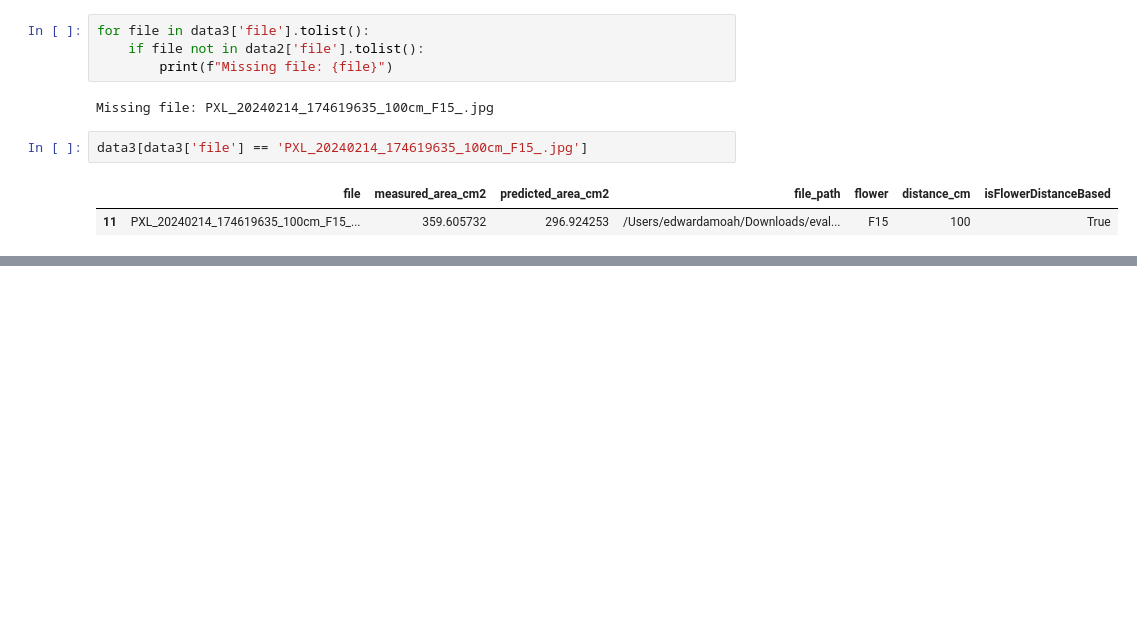
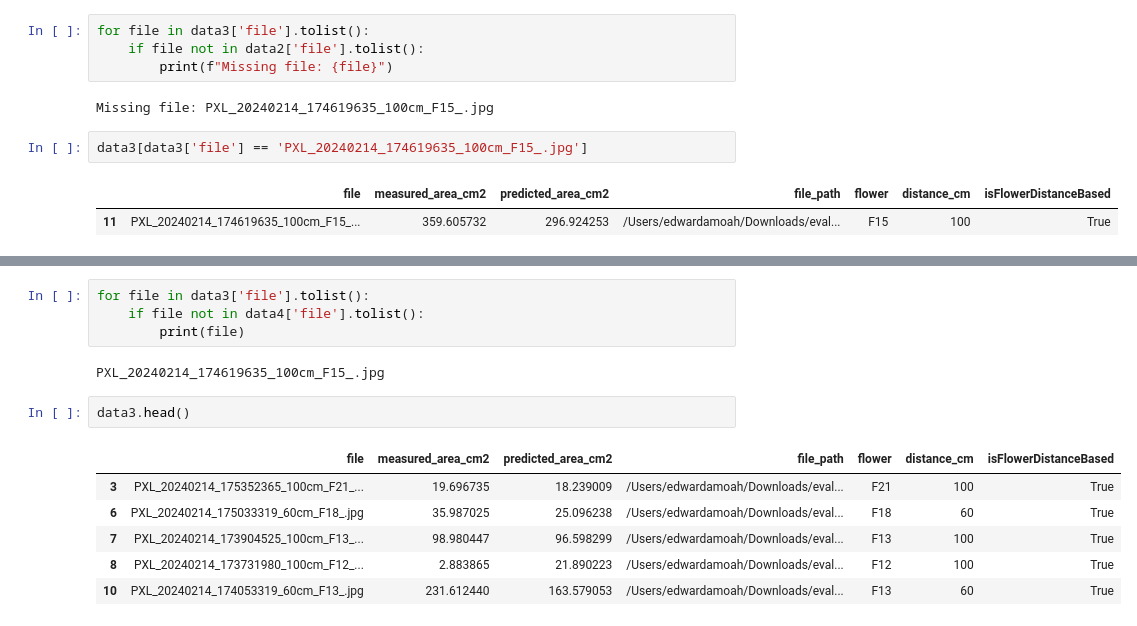
Before and after one commit to eai6/FloralArea_Web, a Jupyter notebook: research/notebooks/hannah_data_analysis.ipynb, the cells around one changed output, grey strips where cells are left out. Drawn from its saved outputs; the diff is of its cells as text; blank space fills up the shorter version.

```diff
--- a/research/notebooks/hannah_data_analysis.ipynb
+++ b/research/notebooks/hannah_data_analysis.ipynb
@@ -1330,0 +1377,15 @@ data3[data3['file'] == 'PXL_20240214_174619635_100cm_F15_.jpg']
+# %%
+for file in data3['file'].tolist():
+    if file not in data4['file'].tolist():
+        print(file)
+# %% [output]
+PXL_20240214_174619635_100cm_F15_.jpg
+# %%
+data3.head()
+# %% [output]
+|  | file | measured_area_cm2 | predicted_area_cm2 | file_path | flower | distance_cm | isFlowerDistanceBased |
+| 3 | PXL_20240214_175352365_100cm_F21_... | 19.696735 | 18.239009 | /Users/edwardamoah/Downloads/eval... | F21 | 100 | True |
+| 6 | PXL_20240214_175033319_60cm_F18_.jpg | 35.987025 | 25.096238 | /Users/edwardamoah/Downloads/eval... | F18 | 60 | True |
+| 7 | PXL_20240214_173904525_100cm_F13_... | 98.980447 | 96.598299 | /Users/edwardamoah/Downloads/eval... | F13 | 100 | True |
+| 8 | PXL_20240214_173731980_100cm_F12_... | 2.883865 | 21.890223 | /Users/edwardamoah/Downloads/eval... | F12 | 100 | True |
+| 10 | PXL_20240214_174053319_60cm_F13_.jpg | 231.612440 | 163.579053 | /Users/edwardamoah/Downloads/eval... | F13 | 60 | True |
```
Also changed, not shown: parts of 13 cells of this notebook, 6 other files.
